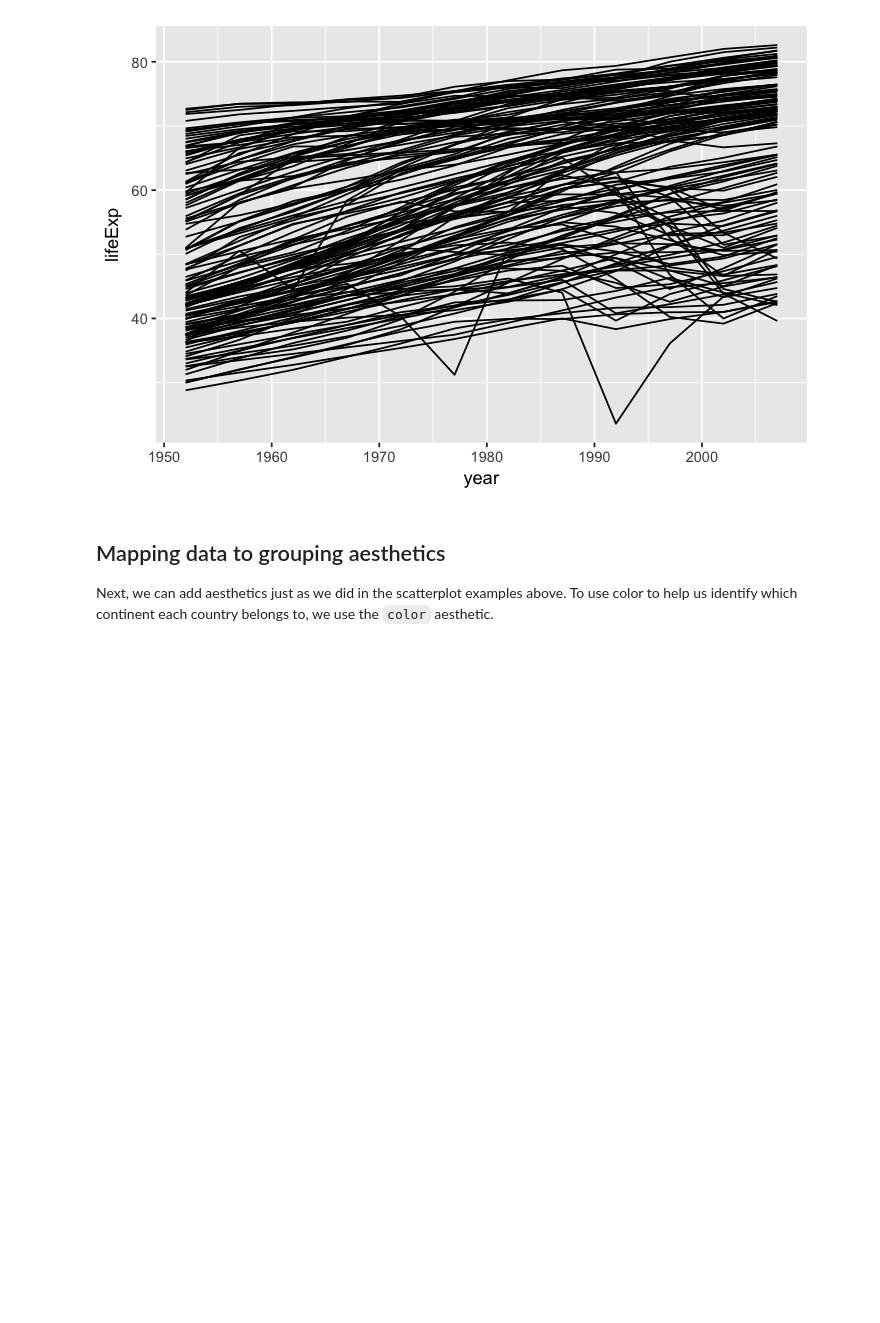
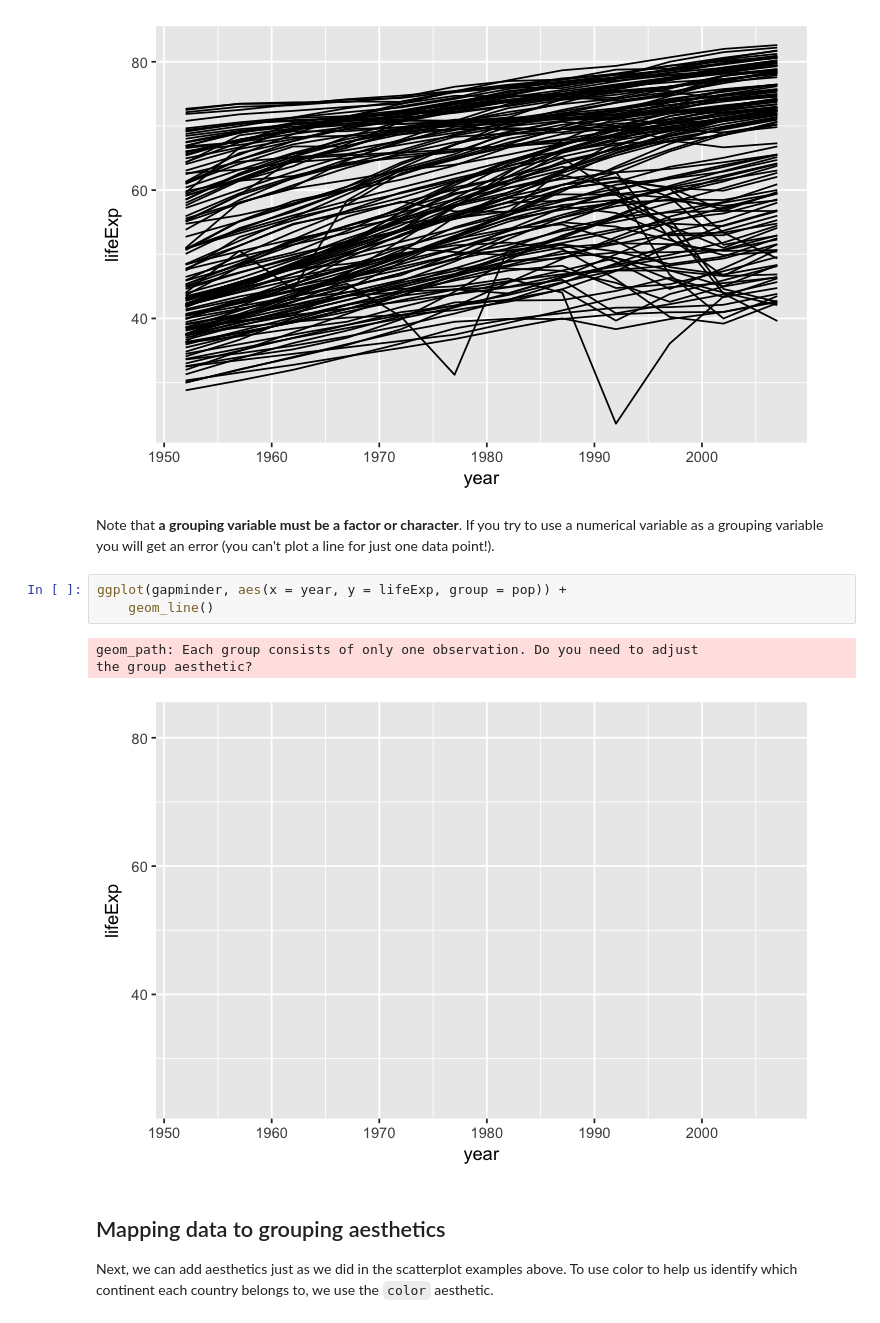
Before and after one commit to rlbarter/ggplot-jgi, a Jupyter notebook: ggplot2.ipynb, the cells around one changed output. Cells and saved outputs as stored; diff of their text form; blank space fills up the shorter version.

```diff
--- a/ggplot2.ipynb
+++ b/ggplot2.ipynb
@@ -190,6 +191,15 @@ ggplot(gapminder, aes(x = year, y = lifeExp, group = country)) +
   geom_line()
 # %% [output]
 [figure]
+# %% [markdown]
+Note that **a grouping variable must be a factor or character**. If you try to use a numerical variable as a grouping variable you will get an error (you can't plot a line for just one data point!).
+# %%
+ggplot(gapminder, aes(x = year, y = lifeExp, group = pop)) +
+    geom_line()
+# %% [output]
+geom_path: Each group consists of only one observation. Do you need to adjust
+the group aesthetic?
+[figure, added]
 # %% [markdown]
 ## Mapping data to grouping aesthetics
 
```
Also changed, not shown: parts of 16 cells of this notebook, 1 other file.
